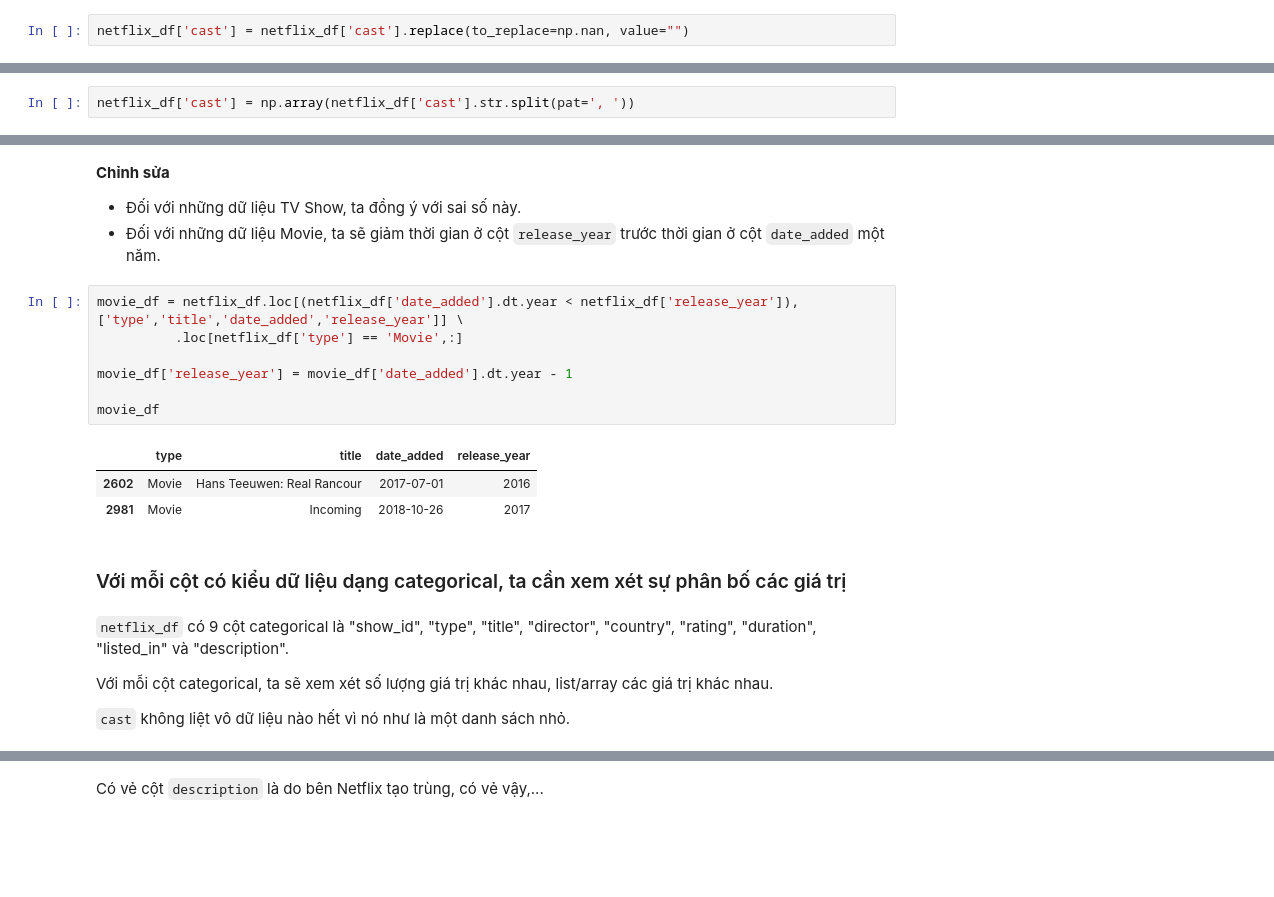
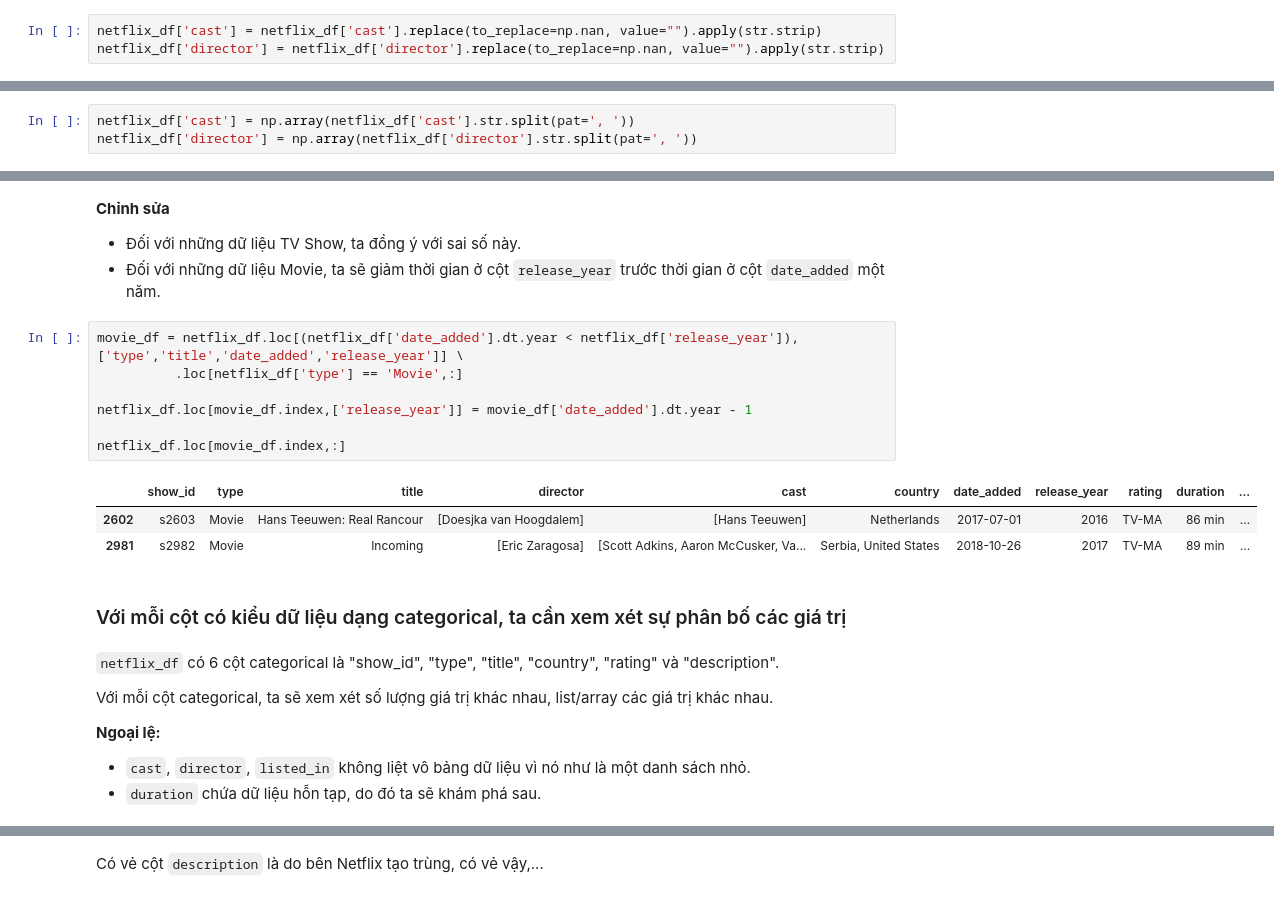
Before and after one commit to sgrayk/P4DS, a Jupyter notebook: AnalizingData.ipynb, the cells around one changed output, grey strips where cells are left out. Cells and saved outputs as stored; diff of their text form; blank space fills up the shorter version.

Commit message:
Update Director Analytics

```diff
--- a/AnalizingData.ipynb
+++ b/AnalizingData.ipynb
@@ -187,5 +189,6 @@ netflix_df['listed_in'] = np.array(netflix_df['listed_in'].str.split(pat=', '))
 # %% [markdown]
 Vì `dtype` các cột trên đều là `str` và `nan`, do đó ta không nên chuyển một lần sang một List cho nên ta sẽ chuyển sang `str` trước với việc thay thế các giá trị `nan` trong các cột với chuỗi rỗng.
 # %%
-netflix_df['cast'] = netflix_df['cast'].replace(to_replace=np.nan, value="")
+netflix_df['cast'] = netflix_df['cast'].replace(to_replace=np.nan, value="").apply(str.strip)
+netflix_df['director'] = netflix_df['director'].replace(to_replace=np.nan, value="").apply(str.strip)
 # %% [markdown]
@@ -195,3 +198,4 @@ Sau khi cột `cast` tương đối đồng nhất kiểu, ta sẽ chuyển sang
 # %%
 netflix_df['cast'] = np.array(netflix_df['cast'].str.split(pat=', '))
+netflix_df['director'] = np.array(netflix_df['director'].str.split(pat=', '))
 # %% [markdown]
@@ -307,20 +310,22 @@ netflix_df.loc[netflix_df['date_added'].dt.year < netflix_df['release_year'],['t
 # %%
 movie_df = netflix_df.loc[(netflix_df['date_added'].dt.year < netflix_df['release_year']),['type','title','date_added','release_year']] \
           .loc[netflix_df['type'] == 'Movie',:]
 
-movie_df['release_year'] = movie_df['date_added'].dt.year - 1
+netflix_df.loc[movie_df.index,['release_year']] = movie_df['date_added'].dt.year - 1
 
-movie_df
+netflix_df.loc[movie_df.index,:]
 # %% [output]
-|  | type | title | date_added | release_year |
-| 2602 | Movie | Hans Teeuwen: Real Rancour | 2017-07-01 | 2016 |
-| 2981 | Movie | Incoming | 2018-10-26 | 2017 |
+|  | show_id | type | title | director | cast | country | date_added | release_year | rating | duration | ... |
+| 2602 | s2603 | Movie | Hans Teeuwen: Real Rancour | [Doesjka van Hoogdalem] | [Hans Teeuwen] | Netherlands | 2017-07-01 | 2016 | TV-MA | 86 min | ... |
+| 2981 | s2982 | Movie | Incoming | [Eric Zaragosa] | [Scott Adkins, Aaron McCusker, Va... | Serbia, United States | 2018-10-26 | 2017 | TV-MA | 89 min | ... |
 # %% [markdown]
 ### Với mỗi cột có kiểu dữ liệu dạng categorical, ta cần xem xét sự phân bố các giá trị
 # %% [markdown]
-`netflix_df` có 9 cột categorical là "show_id", "type", "title", "director", "country", "rating", "duration", "listed_in" và "description".
+`netflix_df` có 6 cột categorical là "show_id", "type", "title", "country", "rating" và "description".
 
 Với mỗi cột categorical, ta sẽ xem xét số lượng giá trị khác nhau, list/array các giá trị khác nhau.
 
-`cast` không liệt vô dữ liệu nào hết vì nó như là một danh sách nhỏ.
+**Ngoại lệ:**
+- `cast`, `director`, `listed_in` không liệt vô bảng dữ liệu vì nó như là một danh sách nhỏ.
+-  `duration` chứa dữ liệu hỗn tạp, do đó ta sẽ khám phá sau.
 # %%
```
Also changed, not shown: parts of 26 cells of this notebook.
